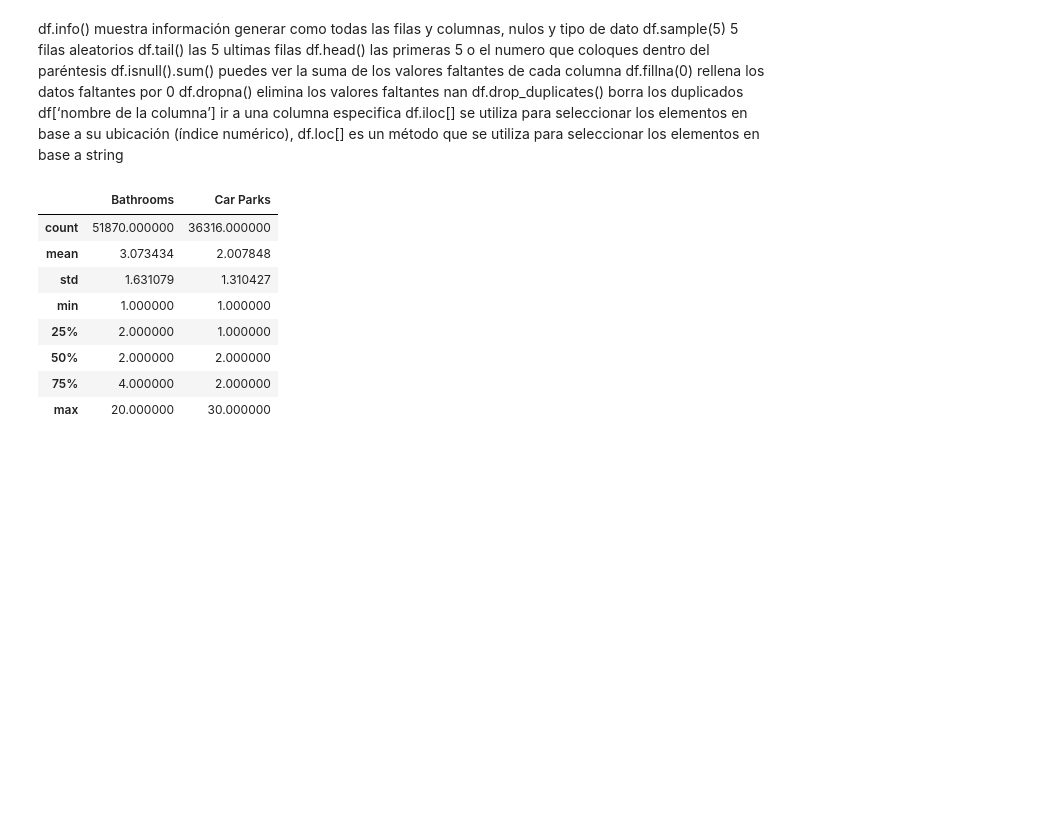
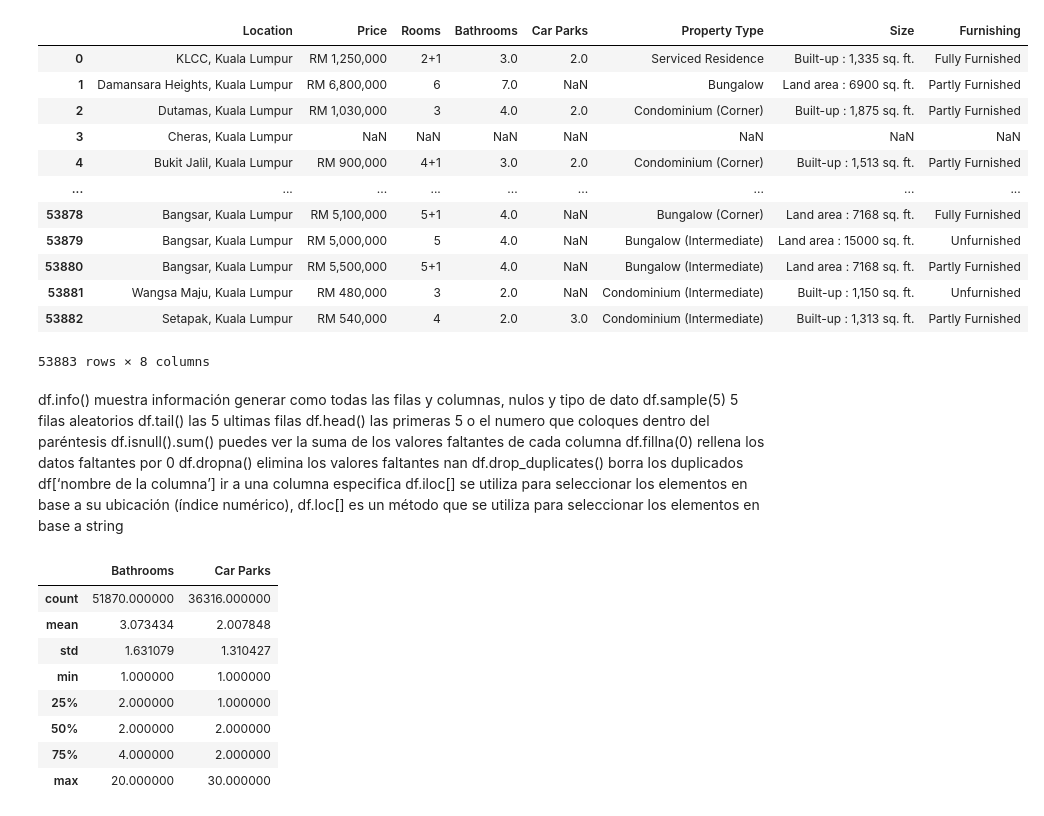
Before and after one commit to AlejandroGiorgio/CH-dataSience, a Jupyter notebook: CH_train.ipynb, the cells around one changed output. Saved outputs shown, nothing was run; the diff lists cells and outputs as text; code cells hidden in the pictures; blank space fills up the shorter version.

```diff
--- a/CH_train.ipynb
+++ b/CH_train.ipynb
@@ -5,7 +8,21 @@ import matplotlib.pyplot as plt
 # %%
 data = pd.read_csv("/workspaces/CH-dataSience/data/data_kaggle.csv")
-data.dropna()
+#data.dropna()
 data
+# %% [output]
+|  | Location | Price | Rooms | Bathrooms | Car Parks | Property Type | Size | Furnishing |
+| 0 | KLCC, Kuala Lumpur | RM 1,250,000 | 2+1 | 3.0 | 2.0 | Serviced Residence | Built-up : 1,335 sq. ft. | Fully Furnished |
+| 1 | Damansara Heights, Kuala Lumpur | RM 6,800,000 | 6 | 7.0 | NaN | Bungalow | Land area : 6900 sq. ft. | Partly Furnished |
+| 2 | Dutamas, Kuala Lumpur | RM 1,030,000 | 3 | 4.0 | 2.0 | Condominium (Corner) | Built-up : 1,875 sq. ft. | Partly Furnished |
+| 3 | Cheras, Kuala Lumpur | NaN | NaN | NaN | NaN | NaN | NaN | NaN |
+| 4 | Bukit Jalil, Kuala Lumpur | RM 900,000 | 4+1 | 3.0 | 2.0 | Condominium (Corner) | Built-up : 1,513 sq. ft. | Partly Furnished |
+| ... | ... | ... | ... | ... | ... | ... | ... | ... |
+| 53878 | Bangsar, Kuala Lumpur | RM 5,100,000 | 5+1 | 4.0 | NaN | Bungalow (Corner) | Land area : 7168 sq. ft. | Fully Furnished |
+| 53879 | Bangsar, Kuala Lumpur | RM 5,000,000 | 5 | 4.0 | NaN | Bungalow (Intermediate) | Land area : 15000 sq. ft. | Unfurnished |
+| 53880 | Bangsar, Kuala Lumpur | RM 5,500,000 | 5+1 | 4.0 | NaN | Bungalow (Intermediate) | Land area : 7168 sq. ft. | Partly Furnished |
+| 53881 | Wangsa Maju, Kuala Lumpur | RM 480,000 | 3 | 2.0 | NaN | Condominium (Intermediate) | Built-up : 1,150 sq. ft. | Unfurnished |
+| 53882 | Setapak, Kuala Lumpur | RM 540,000 | 4 | 2.0 | 3.0 | Condominium (Intermediate) | Built-up : 1,313 sq. ft. | Partly Furnished |
+53883 rows × 8 columns
 # %%
 #data.dropna?
 
```
Also changed, not shown: parts of 10 cells of this notebook, 5 other files.
